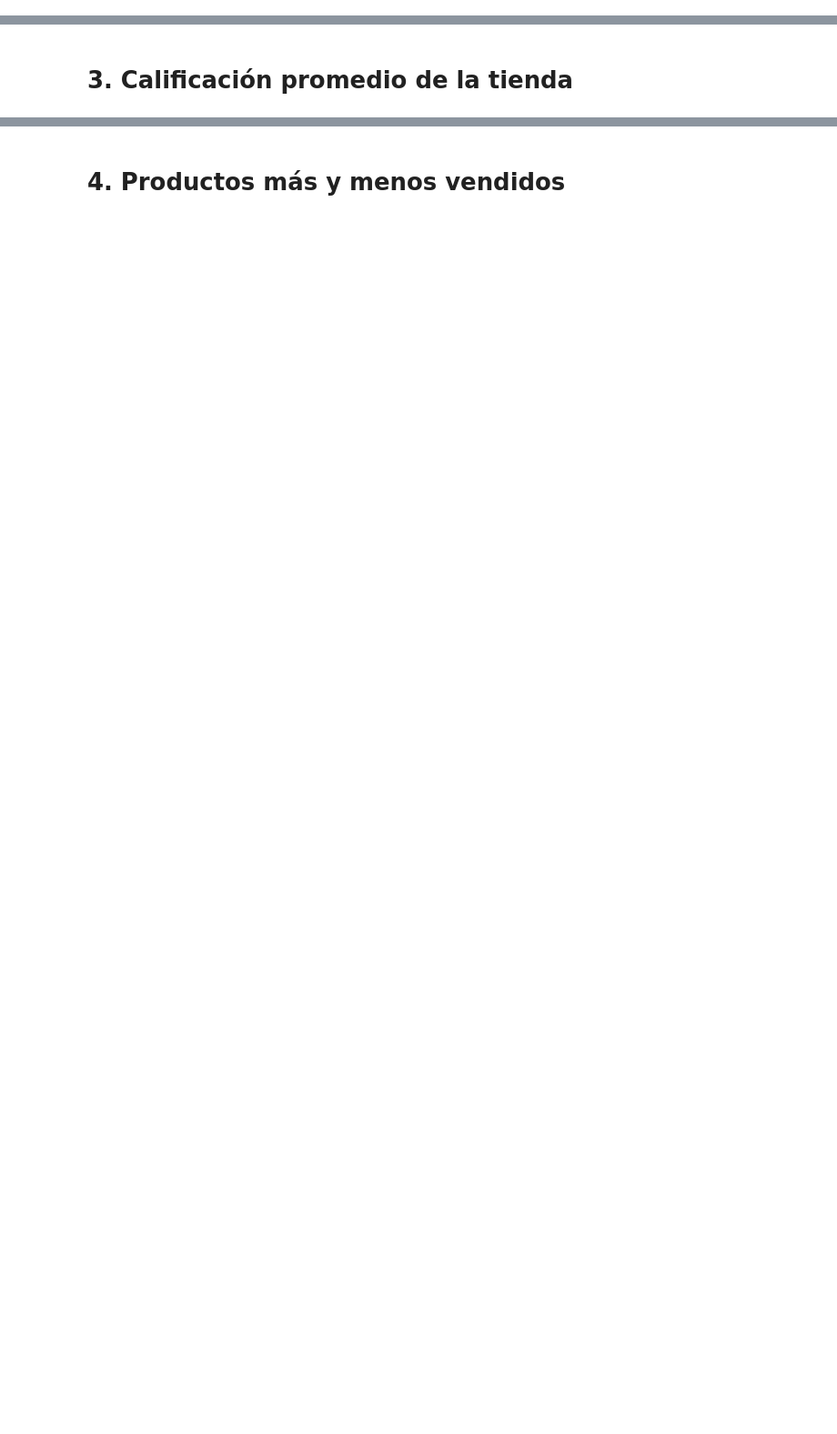
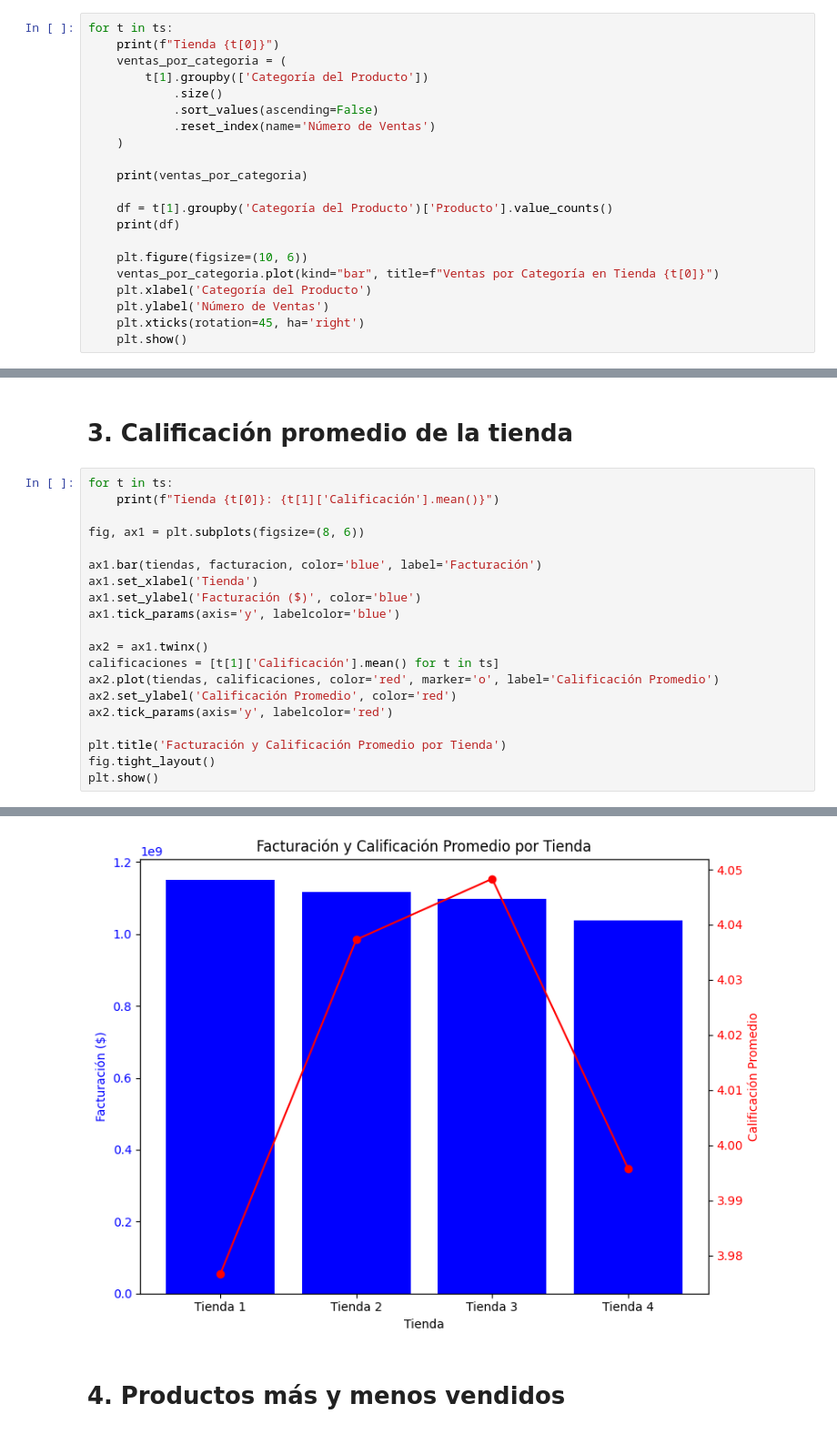
Before and after one commit to Aldo-CL/Challenge-Alura-Store-Aldo-Gonzalez, a Jupyter notebook: AluraStoreLatam.ipynb, the cells around one changed output, grey strips where cells are left out. Shown at 91% size. Drawn from its saved outputs; the diff is of its cells as text; blank space fills up the shorter version.

```diff
--- a/AluraStoreLatam.ipynb
+++ b/AluraStoreLatam.ipynb
@@ -29,0 +59,21 @@ Cargamos las
+# %%
+for t in ts:
+    print(f"Tienda {t[0]}")
+    ventas_por_categoria = (
+        t[1].groupby(['Categoría del Producto'])
+            .size()
+            .sort_values(ascending=False)
+            .reset_index(name='Número de Ventas')
+    )
+
+    print(ventas_por_categoria)
+
+    df = t[1].groupby('Categoría del Producto')['Producto'].value_counts()
+    print(df)
+
+    plt.figure(figsize=(10, 6))
+    ventas_por_categoria.plot(kind="bar", title=f"Ventas por Categoría en Tienda {t[0]}")
+    plt.xlabel('Categoría del Producto')
+    plt.ylabel('Número de Ventas')
+    plt.xticks(rotation=45, ha='right')
+    plt.show()
@@ -30,2 +157,23 @@ Cargamos las
 # %% [markdown]
 # 3. Calificación promedio de la tienda
+# %%
+for t in ts:
+    print(f"Tienda {t[0]}: {t[1]['Calificación'].mean()}")
+
+fig, ax1 = plt.subplots(figsize=(8, 6))
+
+ax1.bar(tiendas, facturacion, color='blue', label='Facturación')
+ax1.set_xlabel('Tienda')
+ax1.set_ylabel('Facturación ($)', color='blue')
+ax1.tick_params(axis='y', labelcolor='blue')
+
+ax2 = ax1.twinx()
+calificaciones = [t[1]['Calificación'].mean() for t in ts]
+ax2.plot(tiendas, calificaciones, color='red', marker='o', label='Calificación Promedio')
+ax2.set_ylabel('Calificación Promedio', color='red')
+ax2.tick_params(axis='y', labelcolor='red')
+
+plt.title('Facturación y Calificación Promedio por Tienda')
+fig.tight_layout()
+plt.show()
+# %% [output]
@@ -32,2 +184,3 @@ Cargamos las
+[figure, added]
 # %% [markdown]
 # 4. Productos más y menos vendidos
```
Also changed, not shown: parts of 9 cells of this notebook.
